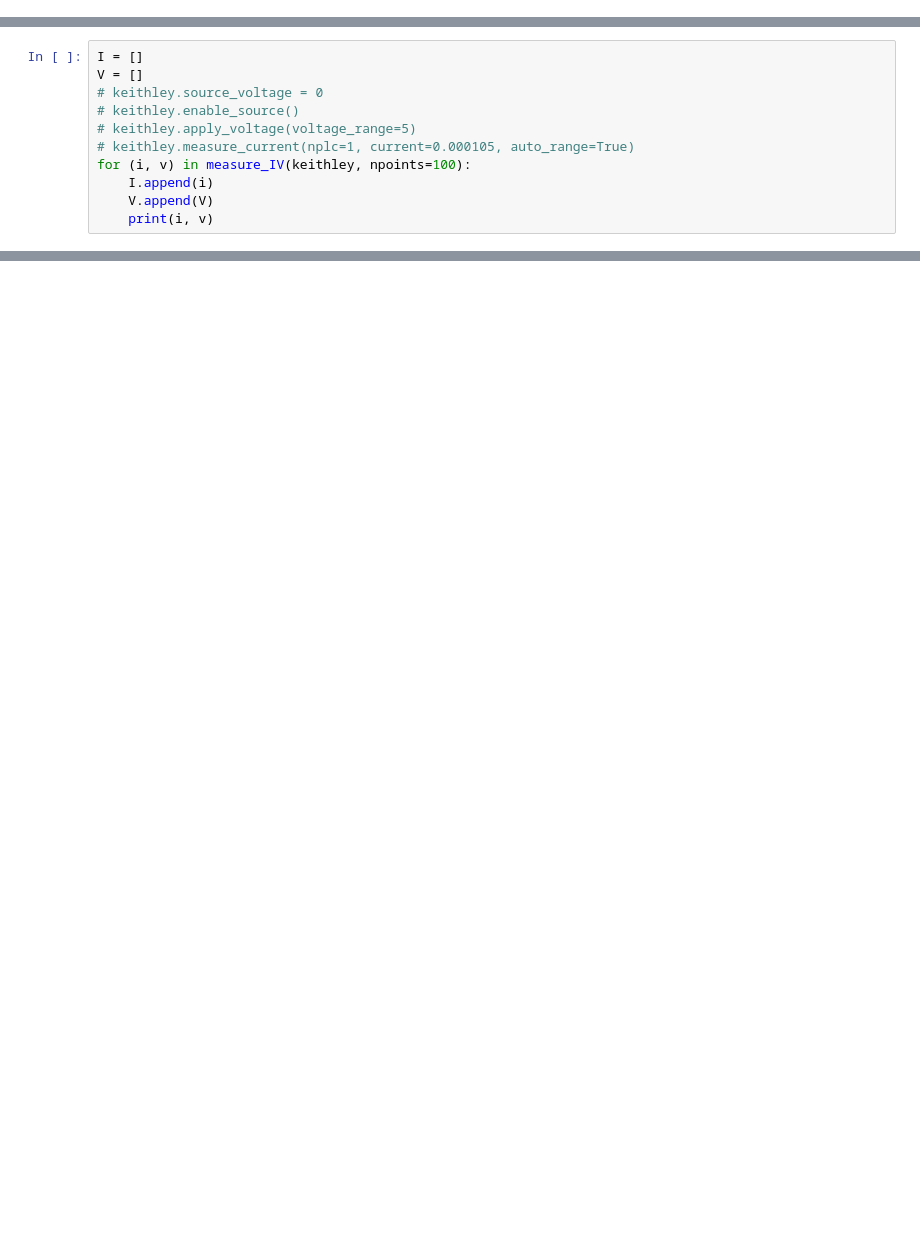
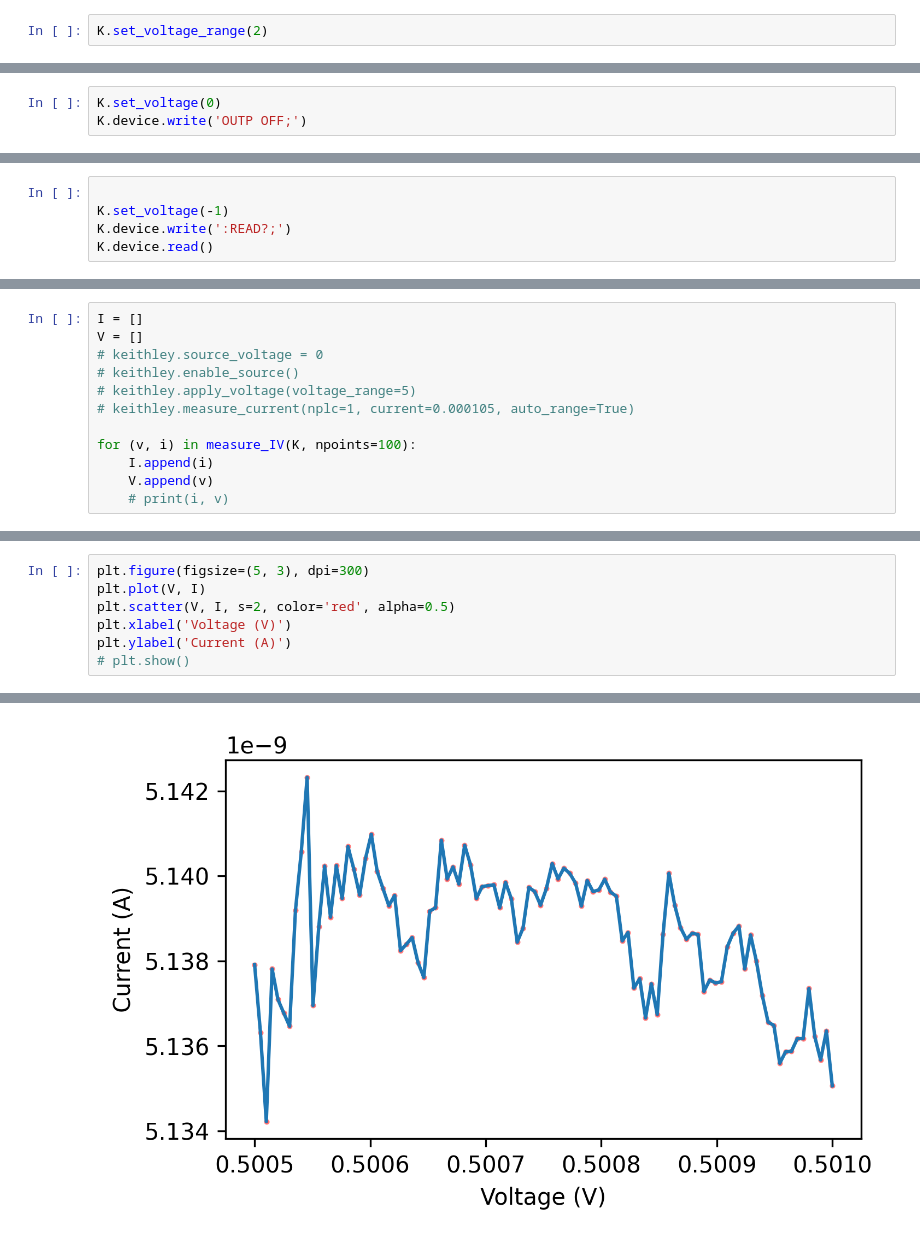
Before and after one commit to colnio/NUSLab, a Jupyter notebook: tst.ipynb, the cells around one changed output, grey strips where cells are left out. Drawn from its saved outputs; the diff is of its cells as text; blank space fills up the shorter version.

Commit message:
Tested with keithley

```diff
--- a/tst.ipynb
+++ b/tst.ipynb
@@ -13,0 +32,2 @@ def measure_IV(device, vmin = 0.0, vmax = 1.0, npoints = 10):
+# %%
+K.set_voltage_range(2)
@@ -13,0 +36,3 @@ def measure_IV(device, vmin = 0.0, vmax = 1.0, npoints = 10):
+# %%
+K.set_voltage(0)
+K.device.write('OUTP OFF;')
@@ -13,0 +50,5 @@ def measure_IV(device, vmin = 0.0, vmax = 1.0, npoints = 10):
+# %%
+
+K.set_voltage(-1)
+K.device.write(':READ?;')
+K.device.read()
@@ -18,7 +62,8 @@ V = []
 # keithley.enable_source()
 # keithley.apply_voltage(voltage_range=5)
 # keithley.measure_current(nplc=1, current=0.000105, auto_range=True)
-for (i, v) in measure_IV(keithley, npoints=100):
+
+for (v, i) in measure_IV(K, npoints=100):
     I.append(i)
-    V.append(V)
-    print(i, v)
+    V.append(v)
+    # print(i, v)
@@ -24,0 +117,8 @@ for (i, v) in measure_IV(keithley, npoints=100):
+# %%
+plt.figure(figsize=(5, 3), dpi=300)
+plt.plot(V, I)
+plt.scatter(V, I, s=2, color='red', alpha=0.5)
+plt.xlabel('Voltage (V)')
+plt.ylabel('Current (A)')
+# plt.show()
+# %% [output]
@@ -24,0 +126 @@ for (i, v) in measure_IV(keithley, npoints=100):
+[figure, added]
```
Also changed, not shown: parts of 15 cells of this notebook, 3 other files.
